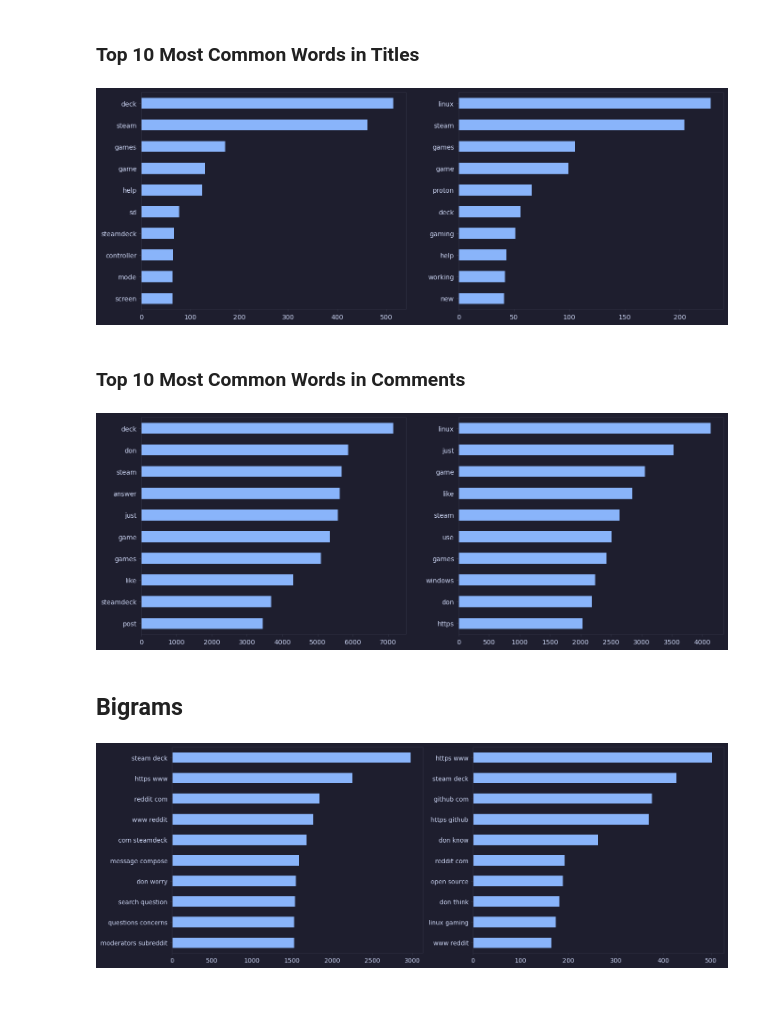
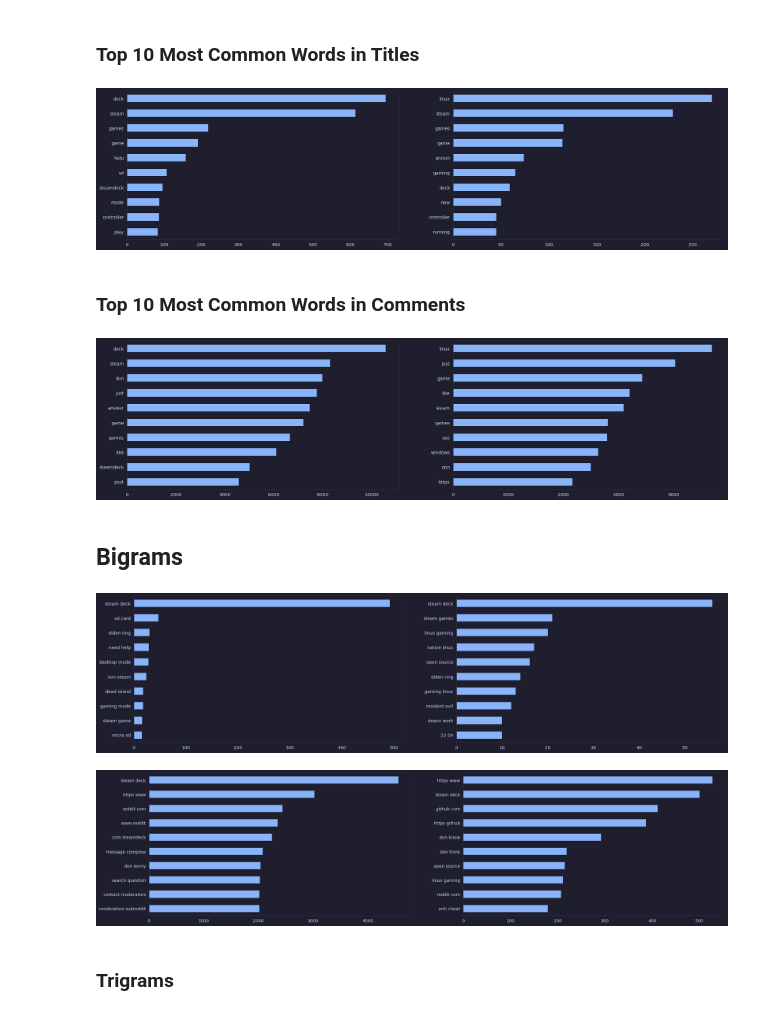
Before and after one commit to EKYS12/NLP_Reddit_linux_gaming_and_Steamdeck, a Jupyter notebook: notebooks/eda.ipynb, the cells around one changed output. Drawn from its saved outputs; the diff is of its cells as text; code cells hidden in the pictures.

```diff
--- a/notebooks/eda.ipynb
+++ b/notebooks/eda.ipynb
@@ -80,6 +108,12 @@ Because of this imbalance of data, we will have to be more aware of our various
 # %% [markdown]
 ## Looking at lengths
 We have a good amount of titles and comments. Let's add length and word count column to get an idea of the individual sizes of the titles and comments. We can then later examine them to help us find patterns between our 2 different subreddits, and to help us spot things that should be cleaned or taken note of for later work.
+# %%
+# Forcing all the values in these columns to be read as Strings.
+# There are instances where a title or comment may just contain numbers,
+# so we much make sure ALL values are read as a string
+titles['title'] = titles['title'].astype(str)
+comments['comments'] = comments['comments'].astype(str)
 # %%
 # Adding a column for length and word count to both the title set and the comment set.
 titles['title_length'] = [len(title) for title in titles['title']]
@@ -193,0 +262,11 @@ Other pattern of text that is being read as one word of text are urls, along wti
+# %%
+def my_preprocessor(text):
+    text = text.lower()
+    text = re.sub('\\n', '', text)
+    text = re.findall("[\w']+|\$[\d\.]+", text)
+    text = ' '.join(text)
+
+    return text
+# %%
+titles['title'] = [my_preprocessor(title) for title in titles['title']]
+comments['comments'] = [my_preprocessor(comment) for comment in comments['comments']]
@@ -320,25 +482,25 @@ lg_comments_vect_df = pd.DataFrame(lg_comments_vect.todense(), columns=cv.get_fe
 # %%
 # Right Plot is r/SteamDeck and Left Plot is r/linux_gaming
-fig, ax = plt.subplots(1, 2, figsize=(16,6))
+fig, ax = plt.subplots(1, 2, figsize=(24,6))
 sd_titles_vect_df.sum().sort_values(ascending=False).head(10).plot(kind='barh', ax=ax[0])
 lg_titles_vect_df.sum().sort_values(ascending=False).head(10).plot(kind='barh', ax=ax[1])
 
 ax[0].invert_yaxis()
 ax[1].invert_yaxis();
 # %% [output]
-[figure, old version]
+[figure, new version]
 # %% [markdown]
 ### Top 10 Most Common Words in Comments
 # %%
 # Right Plot is r/SteamDeck and Left Plot is r/linux_gaming
-fig, ax = plt.subplots(1, 2, figsize=(16,6))
+fig, ax = plt.subplots(1, 2, figsize=(24,6))
 sd_comments_vect_df.sum().sort_values(ascending=False).head(10).plot(kind='barh', ax=ax[0])
 lg_comments_vect_df.sum().sort_values(ascending=False).head(10).plot(kind='barh', ax=ax[1])
 
 ax[0].invert_yaxis()
 ax[1].invert_yaxis();
 # %% [output]
-[figure, old version]
+[figure, new version]
 # %% [markdown]
 ## Bigrams
 # %%
@@ -355,13 +517,25 @@ sd_comments_vect_df = pd.DataFrame(sd_comments_vect.todense(), columns=cv.get_fe
 
 lg_comments_vect = cv.fit_transform(lg_comments['comments'])
 lg_comments_vect_df = pd.DataFrame(lg_comments_vect.todense(), columns=cv.get_feature_names_out())
+# %%
+# Right Plot is r/SteamDeck and Left Plot is r/linux_gaming
+fig, ax = plt.subplots(1, 2, figsize=(24,6))
+sd_titles_vect_df.sum().sort_values(ascending=False).head(10).plot(kind='barh', ax=ax[0])
+lg_titles_vect_df.sum().sort_values(ascending=False).head(10).plot(kind='barh', ax=ax[1])
+
+ax[0].invert_yaxis()
+ax[1].invert_yaxis();
+# %% [output]
+[figure, added]
 # %%
 # Right Plot is r/SteamDeck and Left Plot is r/linux_gaming
-fig, ax = plt.subplots(1, 2, figsize=(16,6))
+fig, ax = plt.subplots(1, 2, figsize=(24,6))
 sd_comments_vect_df.sum().sort_values(ascending=False).head(10).plot(kind='barh', ax=ax[0])
 lg_comments_vect_df.sum().sort_values(ascending=False).head(10).plot(kind='barh', ax=ax[1])
 
 ax[0].invert_yaxis()
 ax[1].invert_yaxis();
 # %% [output]
-[figure, old version]
+[figure, new version]
+# %% [markdown]
+### Trigrams
```
Also changed, not shown: parts of 51 cells of this notebook, 11 other files.
